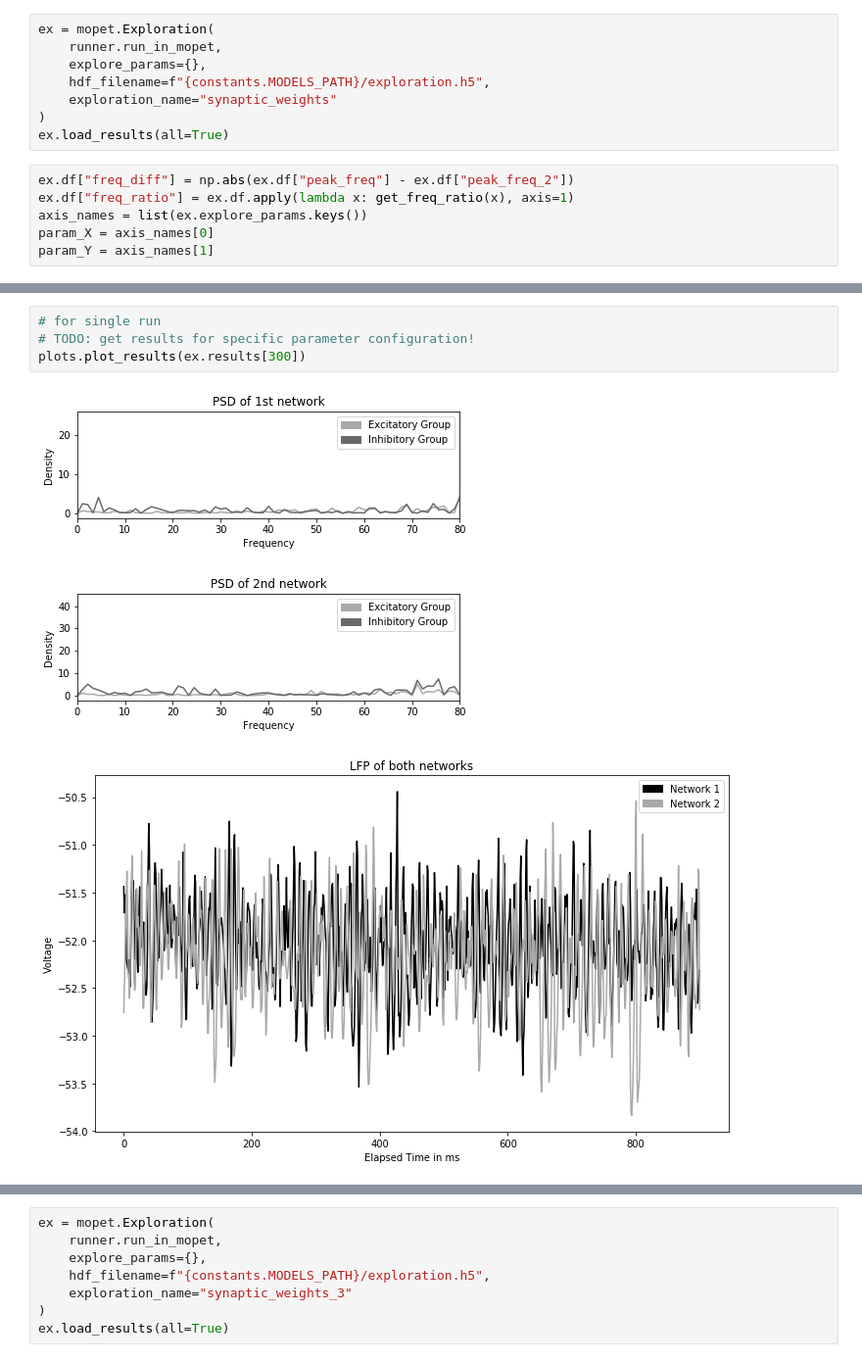
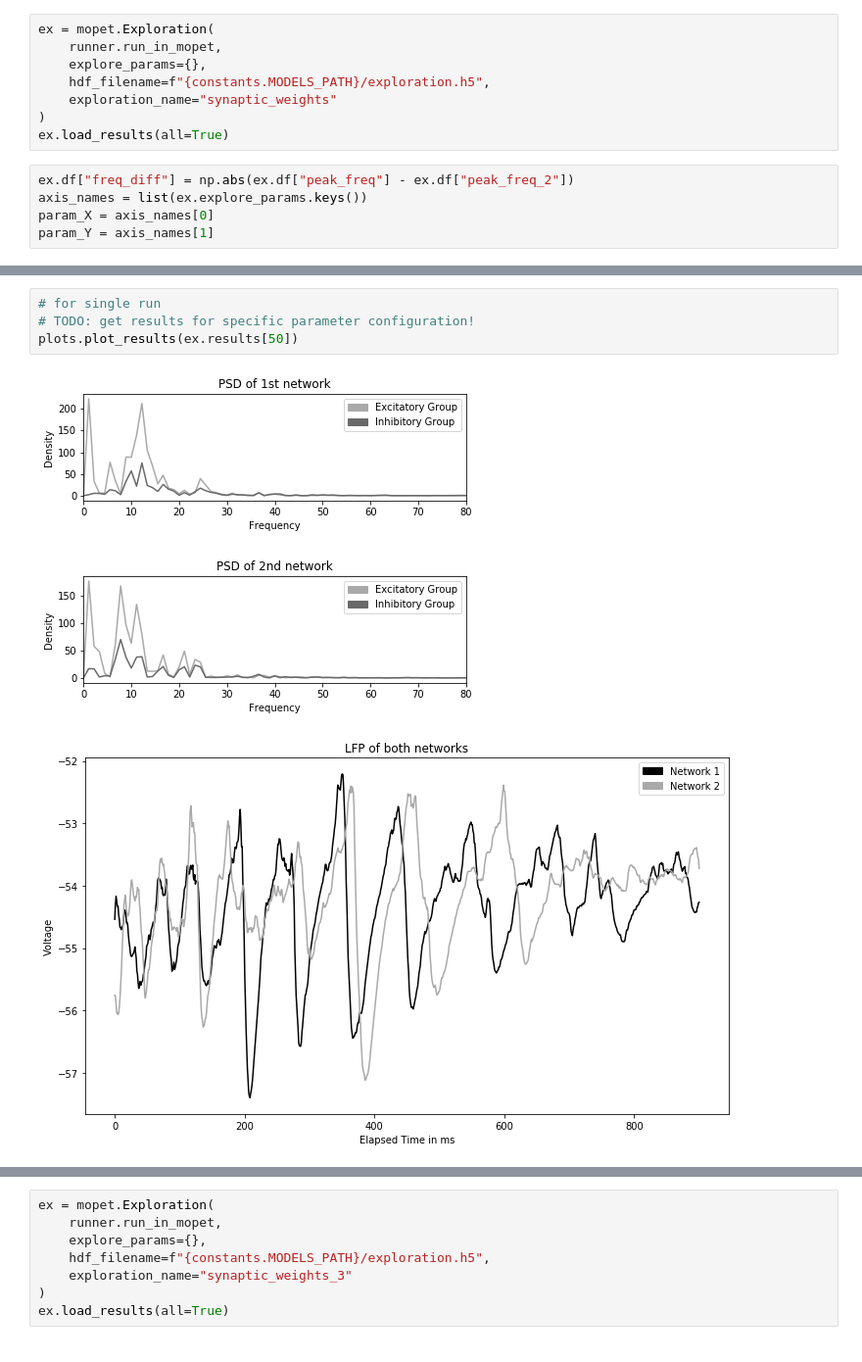
Before and after one commit to ChristophMetzner/Synchronization-by-Uncorrelated-Noise, a Jupyter notebook: notebooks/coupled_network_exploration.ipynb, the cells around one changed output, grey strips where cells are left out. Shown at 98% size. Cells and saved outputs as stored; diff of their text form.

```diff
--- a/notebooks/coupled_network_exploration.ipynb
+++ b/notebooks/coupled_network_exploration.ipynb
@@ -28,7 +28,6 @@ ex = mopet.Exploration(
 ex.load_results(all=True)
 # %%
 ex.df["freq_diff"] = np.abs(ex.df["peak_freq"] - ex.df["peak_freq_2"])
-ex.df["freq_ratio"] = ex.df.apply(lambda x: get_freq_ratio(x), axis=1)
 axis_names = list(ex.explore_params.keys())
 param_X = axis_names[0]
 param_Y = axis_names[1]
@@ -44,8 +43,8 @@ plots.plot_exploration(ex=ex, param_X=param_X, param_Y=param_Y)
 # %%
 # for single run
 # TODO: get results for specific parameter configuration!
-plots.plot_results(ex.results[300])
+plots.plot_results(ex.results[50])
 # %% [output]
-[figure, old version]
+[figure, new version]
-[figure, old version]
+[figure, new version]
-[figure, old version]
+[figure, new version]
```
Also changed, not shown: parts of 10 cells of this notebook, 1 other file.
